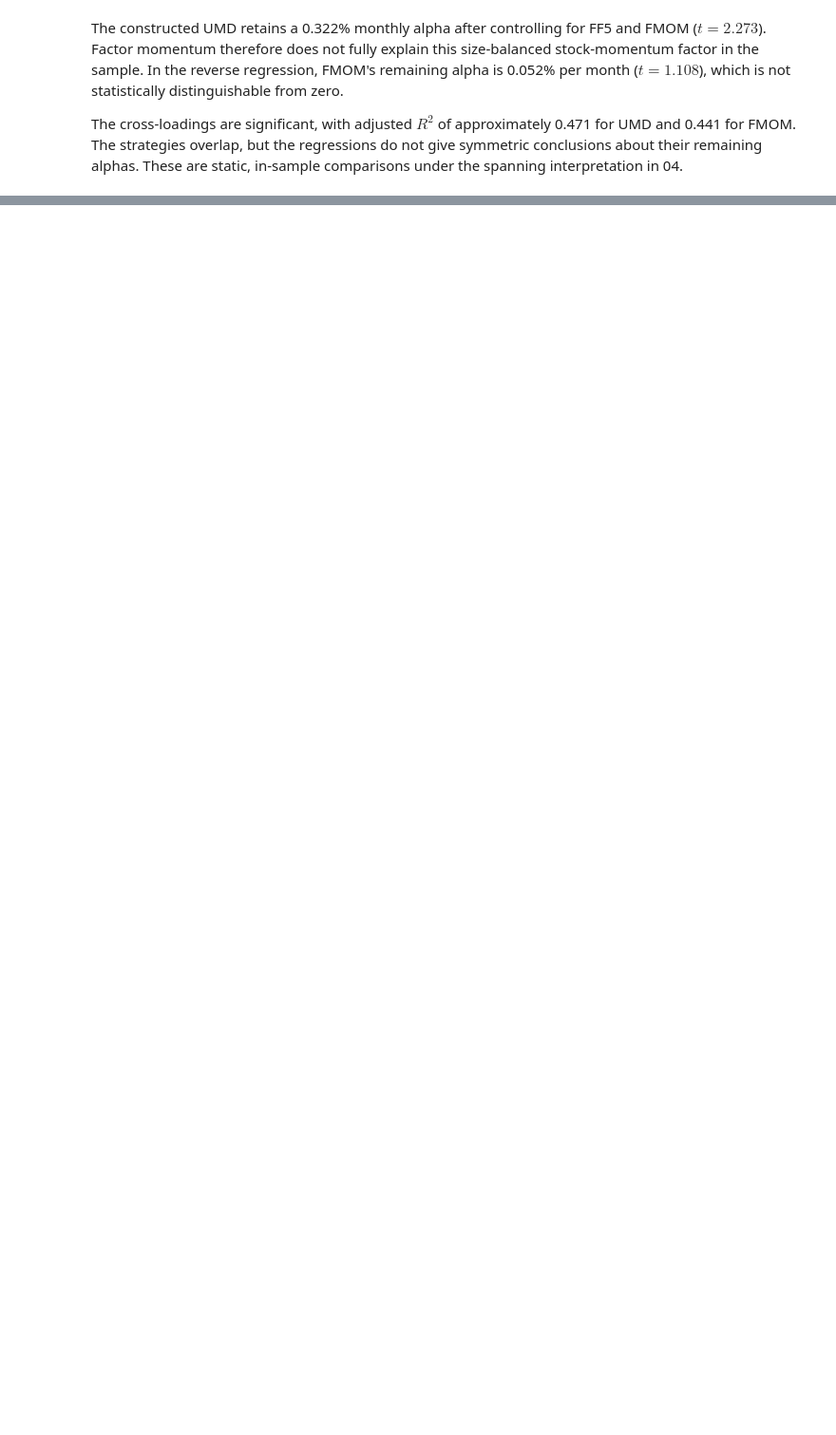
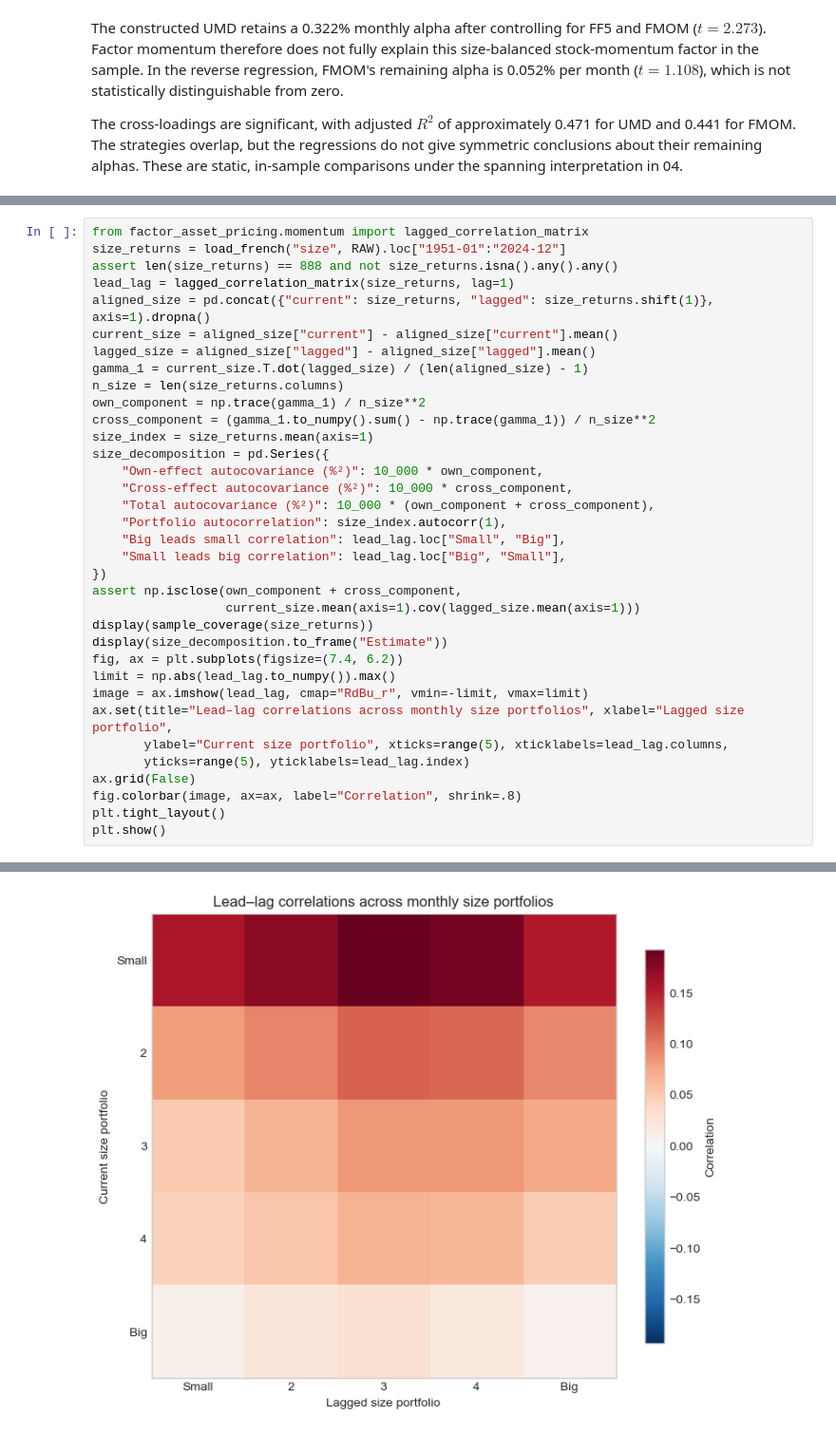
Before and after one commit to jacobkorsgaard/factor-asset-pricing-library, a Jupyter notebook: notebooks/08_momentum_in_asset_pricing.ipynb, the cells around one changed output, grey strips where cells are left out. Shown at 95% size. Cells and saved outputs as stored; diff of their text form; blank space fills up the shorter version.

```diff
--- a/notebooks/08_momentum_in_asset_pricing.ipynb
+++ b/notebooks/08_momentum_in_asset_pricing.ipynb
@@ -439,0 +450,36 @@ The cross-loadings are significant, with adjusted $R^2$ of approximately 0.471 f
+# %%
+from factor_asset_pricing.momentum import lagged_correlation_matrix
+size_returns = load_french("size", RAW).loc["1951-01":"2024-12"]
+assert len(size_returns) == 888 and not size_returns.isna().any().any()
+lead_lag = lagged_correlation_matrix(size_returns, lag=1)
+aligned_size = pd.concat({"current": size_returns, "lagged": size_returns.shift(1)}, axis=1).dropna()
+current_size = aligned_size["current"] - aligned_size["current"].mean()
+lagged_size = aligned_size["lagged"] - aligned_size["lagged"].mean()
+gamma_1 = current_size.T.dot(lagged_size) / (len(aligned_size) - 1)
+n_size = len(size_returns.columns)
+own_component = np.trace(gamma_1) / n_size**2
+cross_component = (gamma_1.to_numpy().sum() - np.trace(gamma_1)) / n_size**2
+size_index = size_returns.mean(axis=1)
+size_decomposition = pd.Series({
+    "Own-effect autocovariance (%²)": 10_000 * own_component,
+    "Cross-effect autocovariance (%²)": 10_000 * cross_component,
+    "Total autocovariance (%²)": 10_000 * (own_component + cross_component),
+    "Portfolio autocorrelation": size_index.autocorr(1),
+    "Big leads small correlation": lead_lag.loc["Small", "Big"],
+    "Small leads big correlation": lead_lag.loc["Big", "Small"],
+})
+assert np.isclose(own_component + cross_component,
+                  current_size.mean(axis=1).cov(lagged_size.mean(axis=1)))
+display(sample_coverage(size_returns))
+display(size_decomposition.to_frame("Estimate"))
+fig, ax = plt.subplots(figsize=(7.4, 6.2))
+limit = np.abs(lead_lag.to_numpy()).max()
+image = ax.imshow(lead_lag, cmap="RdBu_r", vmin=-limit, vmax=limit)
+ax.set(title="Lead–lag correlations across monthly size portfolios", xlabel="Lagged size portfolio",
+       ylabel="Current size portfolio", xticks=range(5), xticklabels=lead_lag.columns,
+       yticks=range(5), yticklabels=lead_lag.index)
+ax.grid(False)
+fig.colorbar(image, ax=ax, label="Correlation", shrink=.8)
+plt.tight_layout()
+plt.show()
+# %% [output]
@@ -439,0 +499 @@ The cross-loadings are significant, with adjusted $R^2$ of approximately 0.471 f
+[figure, added]
```
Also changed, not shown: parts of 2 cells of this notebook, 5 other files.
